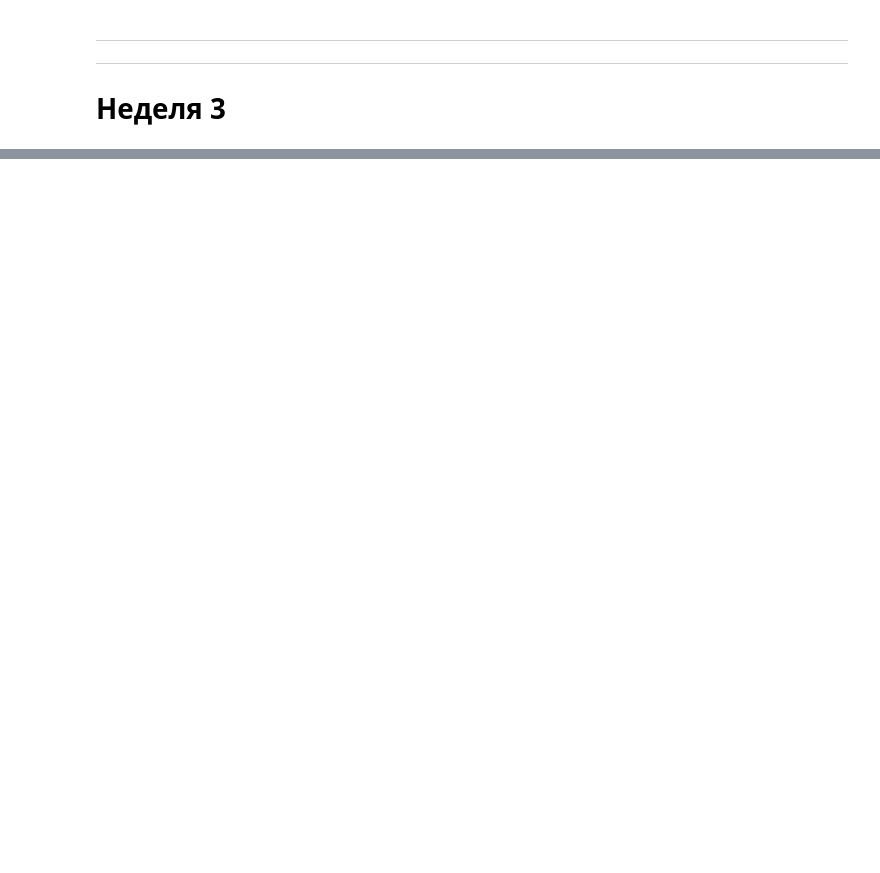
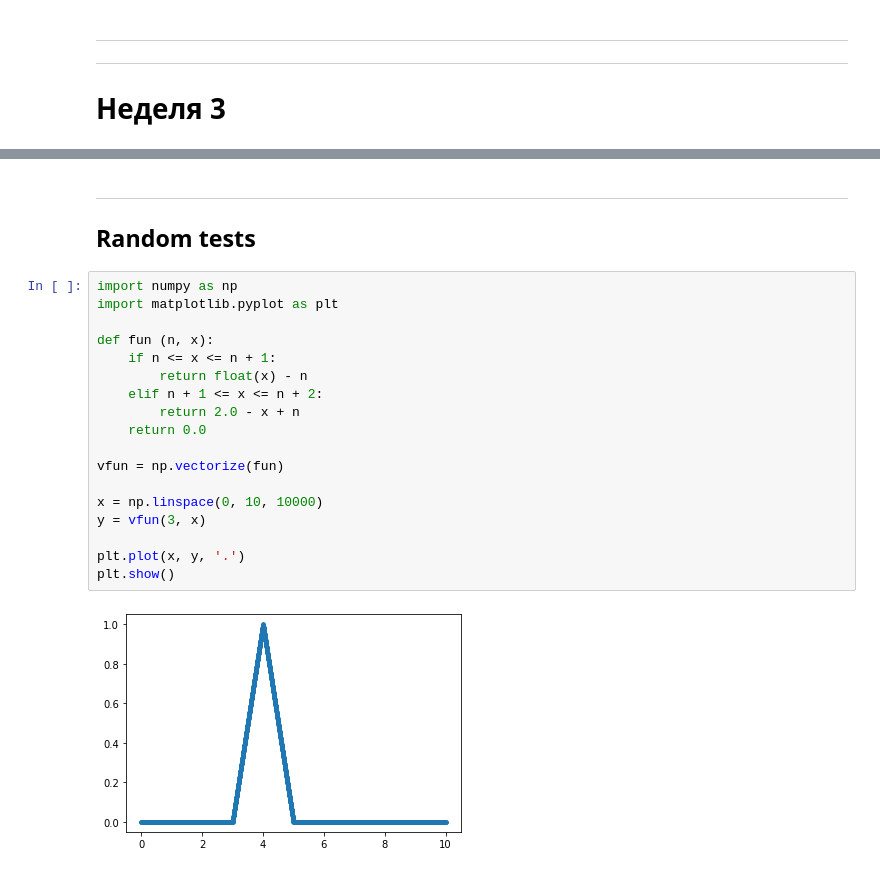
Before and after one commit to Zaqzxcswsde/itmo-applied-statistics, a Jupyter notebook: stat_tests.ipynb, the cells around one changed output, grey strips where cells are left out. Saved outputs shown, nothing was run; the diff lists cells and outputs as text; blank space fills up the shorter version.

```diff
--- a/stat_tests.ipynb
+++ b/stat_tests.ipynb
@@ -628,0 +772,23 @@ B=2618
+# %% [markdown]
+---
+## Random tests
+# %%
+import numpy as np
+import matplotlib.pyplot as plt
+
+def fun (n, x):
+    if n <= x <= n + 1:
+        return float(x) - n
+    elif n + 1 <= x <= n + 2:
+        return 2.0 - x + n
+    return 0.0
+
+vfun = np.vectorize(fun)
+
+x = np.linspace(0, 10, 10000)
+y = vfun(3, x)
+
+plt.plot(x, y, '.')
+plt.show()
+# %% [output]
+[figure, added]
```
Also changed, not shown: parts of 38 cells of this notebook.
